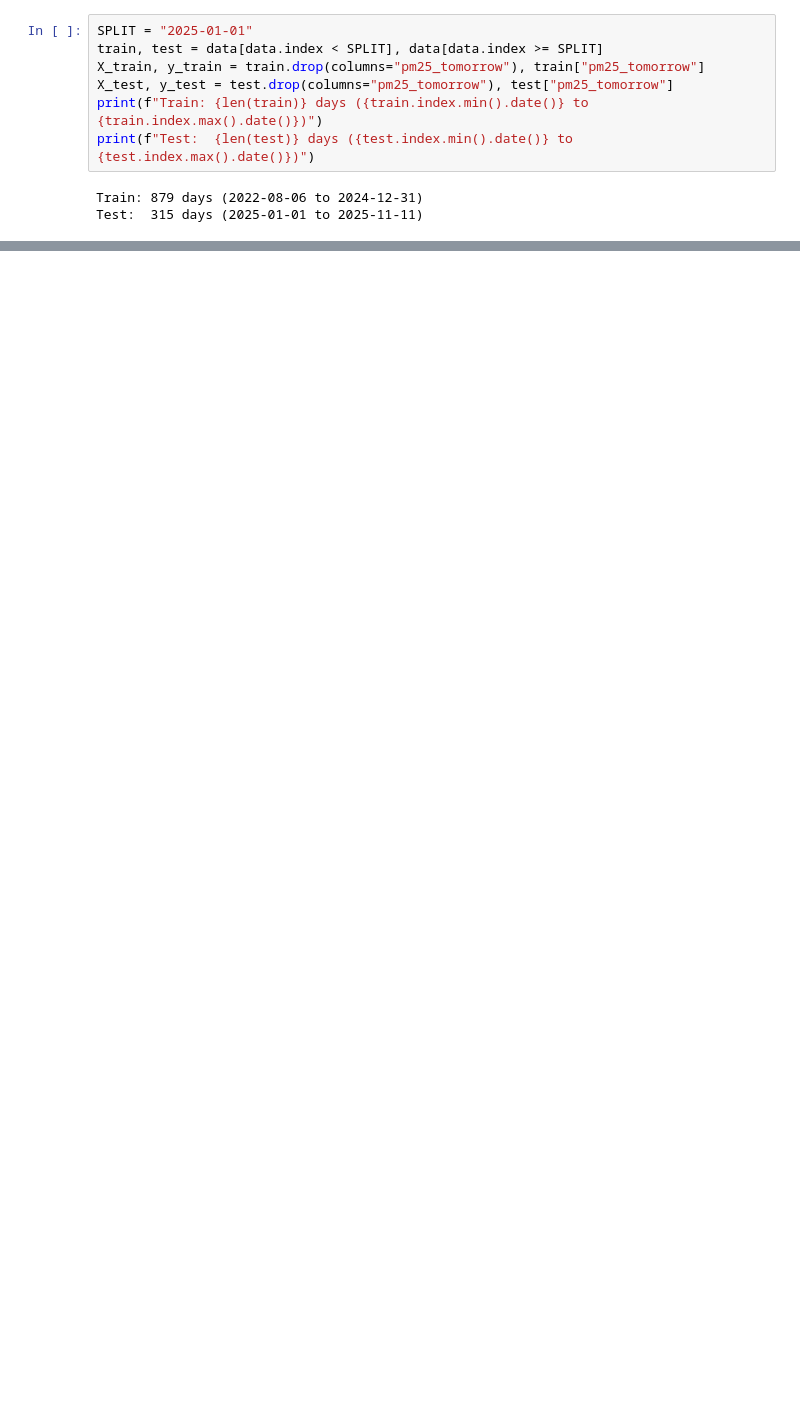
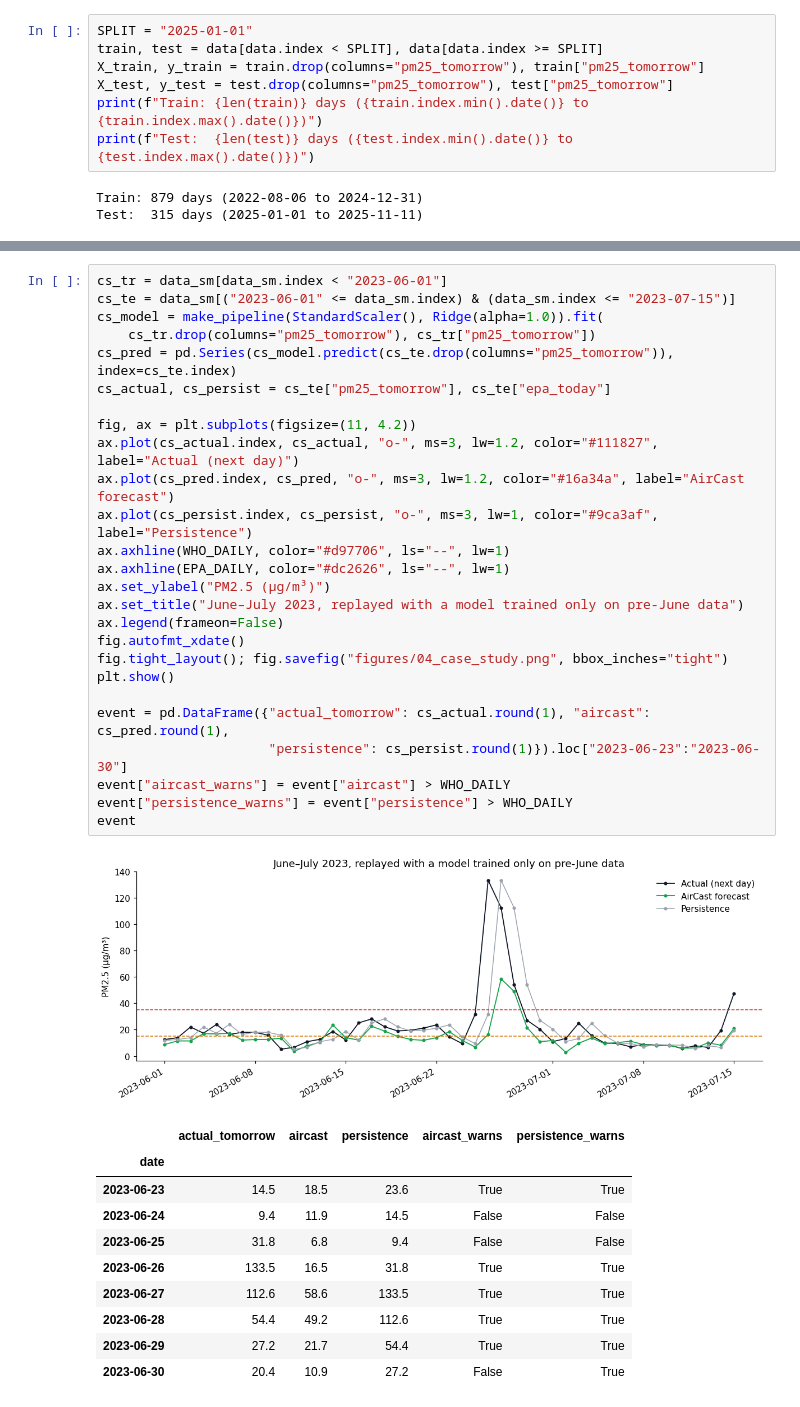
Before and after one commit to ParthPatel125/aircast, a Jupyter notebook: AirCast.ipynb, the cells around one changed output, grey strips where cells are left out. Cells and saved outputs as stored; diff of their text form; blank space fills up the shorter version.

```diff
--- a/AirCast.ipynb
+++ b/AirCast.ipynb
@@ -651,0 +334,38 @@ June 2023 backtest: upwind signal fires the June 27 warning that the local-only
+# %%
+cs_tr = data_sm[data_sm.index < "2023-06-01"]
+cs_te = data_sm[("2023-06-01" <= data_sm.index) & (data_sm.index <= "2023-07-15")]
+cs_model = make_pipeline(StandardScaler(), Ridge(alpha=1.0)).fit(
+    cs_tr.drop(columns="pm25_tomorrow"), cs_tr["pm25_tomorrow"])
+cs_pred = pd.Series(cs_model.predict(cs_te.drop(columns="pm25_tomorrow")), index=cs_te.index)
+cs_actual, cs_persist = cs_te["pm25_tomorrow"], cs_te["epa_today"]
+
+fig, ax = plt.subplots(figsize=(11, 4.2))
+ax.plot(cs_actual.index, cs_actual, "o-", ms=3, lw=1.2, color="#111827", label="Actual (next day)")
+ax.plot(cs_pred.index, cs_pred, "o-", ms=3, lw=1.2, color="#16a34a", label="AirCast forecast")
+ax.plot(cs_persist.index, cs_persist, "o-", ms=3, lw=1, color="#9ca3af", label="Persistence")
+ax.axhline(WHO_DAILY, color="#d97706", ls="--", lw=1)
+ax.axhline(EPA_DAILY, color="#dc2626", ls="--", lw=1)
+ax.set_ylabel("PM2.5 (µg/m³)")
+ax.set_title("June–July 2023, replayed with a model trained only on pre-June data")
+ax.legend(frameon=False)
+fig.autofmt_xdate()
+fig.tight_layout(); fig.savefig("figures/04_case_study.png", bbox_inches="tight")
+plt.show()
+
+event = pd.DataFrame({"actual_tomorrow": cs_actual.round(1), "aircast": cs_pred.round(1),
+                      "persistence": cs_persist.round(1)}).loc["2023-06-23":"2023-06-30"]
+event["aircast_warns"] = event["aircast"] > WHO_DAILY
+event["persistence_warns"] = event["persistence"] > WHO_DAILY
+event
+# %% [output]
+[figure, added]
+|  | actual_tomorrow | aircast | persistence | aircast_warns | persistence_warns |
+| date |  |  |  |  |  |
+| 2023-06-23 | 14.5 | 18.5 | 23.6 | True | True |
+| 2023-06-24 | 9.4 | 11.9 | 14.5 | False | False |
+| 2023-06-25 | 31.8 | 6.8 | 9.4 | False | False |
+| 2023-06-26 | 133.5 | 16.5 | 31.8 | True | True |
+| 2023-06-27 | 112.6 | 58.6 | 133.5 | True | True |
+| 2023-06-28 | 54.4 | 49.2 | 112.6 | True | True |
+| 2023-06-29 | 27.2 | 21.7 | 54.4 | True | True |
+| 2023-06-30 | 20.4 | 10.9 | 27.2 | False | True |
```
Also changed, not shown: parts of 73 cells of this notebook, 18 other files.
